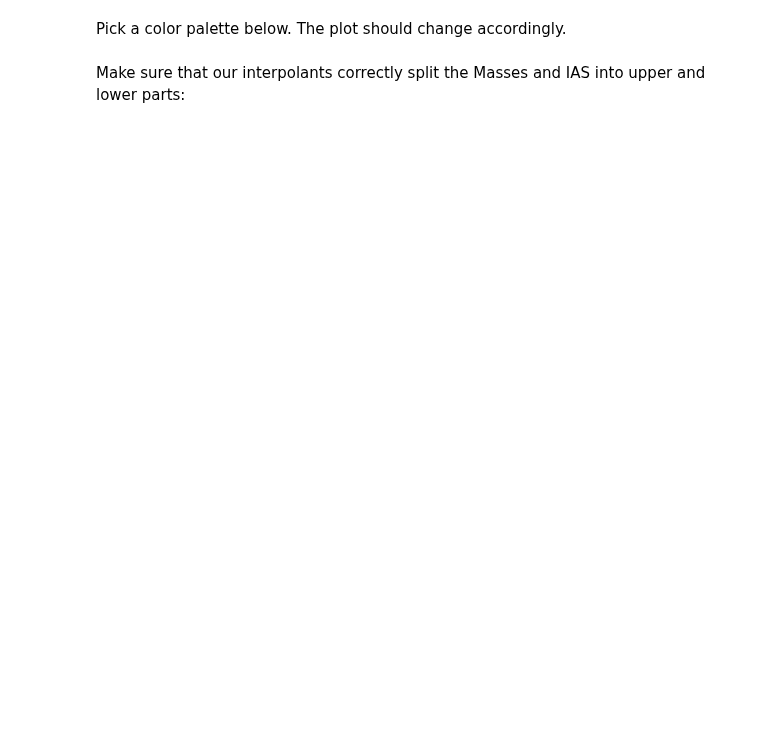
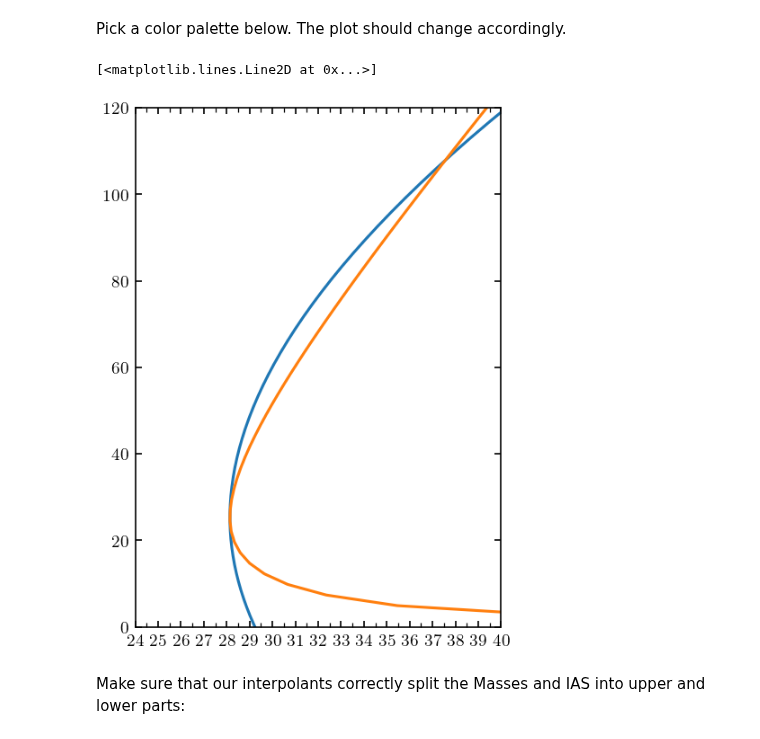
Before and after one commit to buqeye/nuclear-matter-convergence, a Jupyter notebook: analysis/Esym-L/correlation.ipynb, the cells around one changed output. Drawn from its saved outputs; the diff is of its cells as text; code cells hidden in the pictures; blank space fills up the shorter version.

```diff
--- a/analysis/Esym-L/correlation.ipynb
+++ b/analysis/Esym-L/correlation.ipynb
@@ -146,6 +147,50 @@ avail_srcs.append({
     'label_x': 0.65, 'label_y': 0.4, 'ha': 'right', 'va': 'top', 'label_color': 'k',
     'use_spline': False
 })
+# %%
+#### Cell 1 ####
+n0 = 0.157 # fm**-3
+hbarc = 197.3269718 # MeV fm
+Mn = 939.565379; # MeV
+EUG0 = 3./(10.*Mn) * np.cbrt(3.*np.pi**2*n0)**2*hbarc**2*0.365 # about 12.64 MeV
+E0 = -15.5 # MeV
+
+TewsEtAlSetting = {
+    "EUG0" : EUG0, "E0" : E0, "Kn" : 270,
+    "Qnlower" : -750., "Qnupper" : 0.
+}
+# %%
+#### Cell 2 #### Label = UG
+def getUgConstraint( ut, EUG0, Kn, Qnlower, Qnupper, E0 ):
+    taylorDiff = ut-1.
+    Qn = np.where(ut < 1, Qnlower, Qnupper)
+    Esym = EUG0/(3.*np.cbrt(ut)) * (ut+2.) + Kn/18. * taylorDiff**2 + Qn/81. * taylorDiff**3 - E0
+    L = 2.*EUG0/(np.cbrt(ut)) - Kn/3. * taylorDiff - Qn/18. * taylorDiff**2
+    return Esym, L
+
+def getUgAnalyticConstraint( L, EUG0, E0 ):
+    return L/6. * ( 1. + 2. * (2.* EUG0 / L)**(3/2) ) - E0
+
+#### Cell 3 #### Label “analytic UG”
+fig, ax = plt.subplots(figsize=(3.5, 5))
+ut=np.linspace(0.001,2,100)
+Esym_tews, L_tews = getUgConstraint( ut, **TewsEtAlSetting)
+
+ax.set_xlim(24, 40)
+ax.set_ylim(0, 120)
+plt.plot(Esym_tews, L_tews)
+ax.xaxis.set_minor_locator(AutoMinorLocator(n=2))
+ax.xaxis.set_major_locator(MultipleLocator(1))
+
+ax.xaxis.set_ticks_position('both')
+ax.yaxis.set_ticks_position('both')
+
+# now plot analytic constraint
+L_grid =np.linspace(0.001,120)
+plt.plot(getUgAnalyticConstraint(L_grid, EUG0, E0), L_grid)
+# %% [output]
+[<matplotlib.lines.Line2D at 0x...>]
+[figure, added]
 # %% [markdown]
 Make sure that our interpolants correctly split the Masses and IAS into upper and lower parts:
 # %%
```
Also changed, not shown: parts of 6 cells of this notebook, 1 other file.
